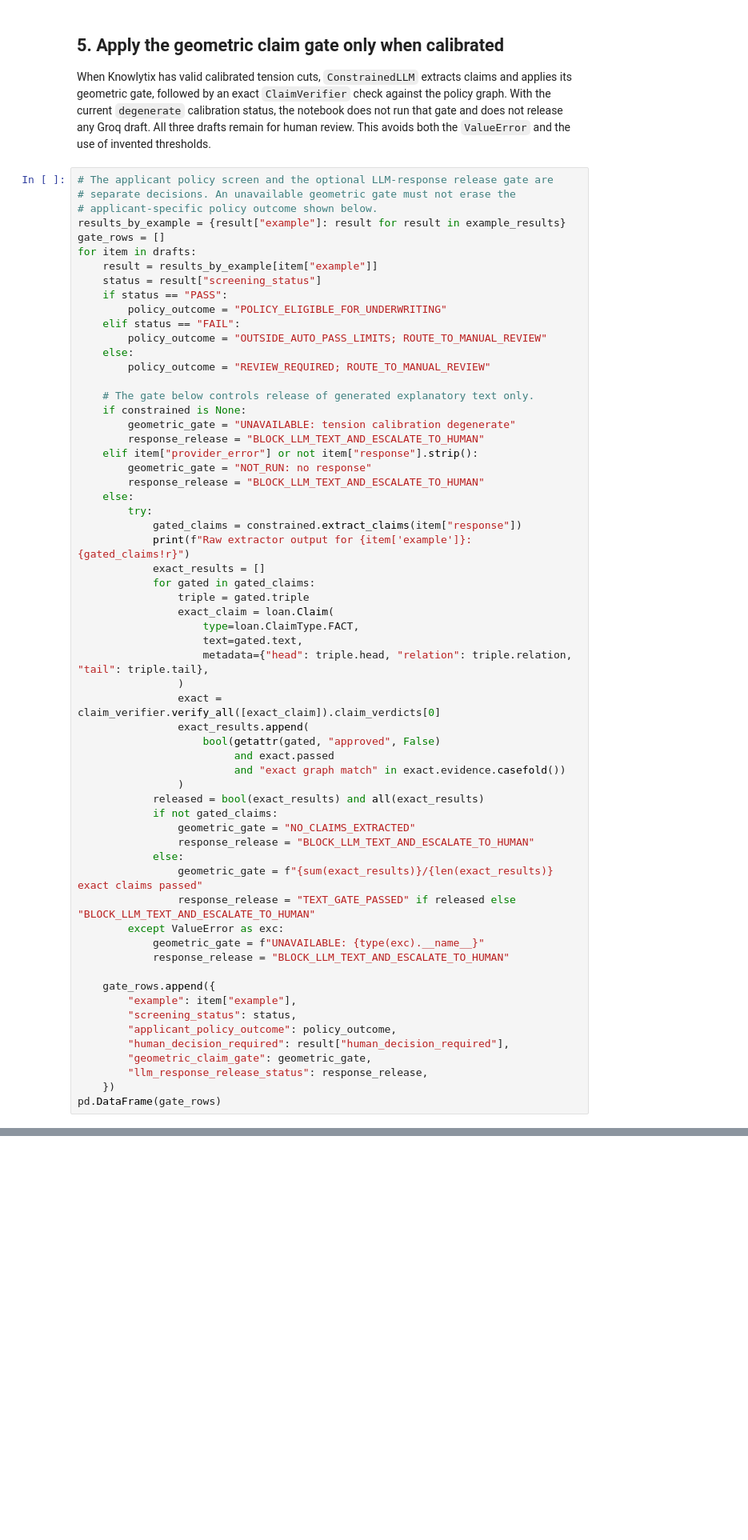
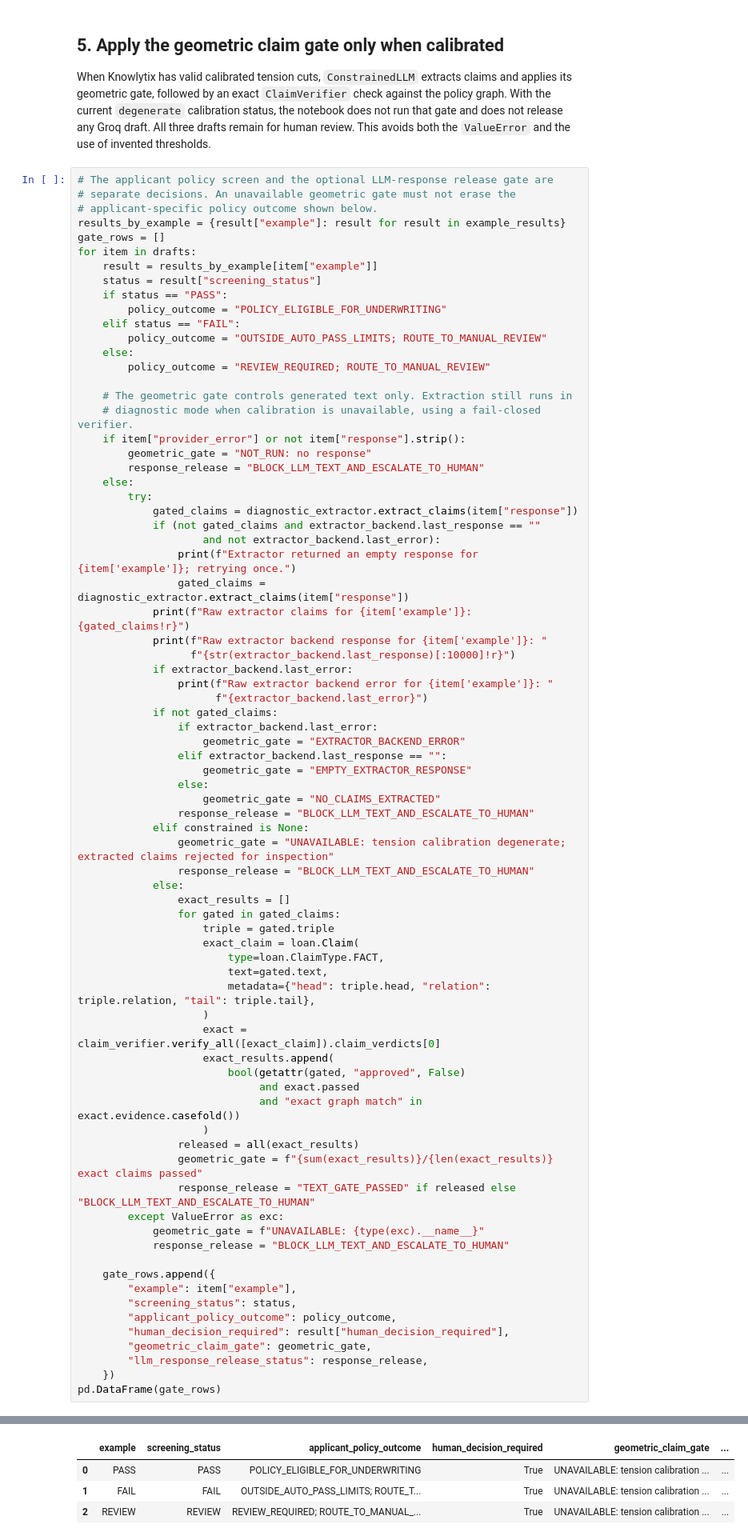
Before and after one commit to nkale882/LoanGuard-, a Jupyter notebook: notebooks/03_groq_provider_setup.ipynb, the cells around one changed output, grey strips where cells are left out. Shown at 80% size. Saved outputs shown, nothing was run; the diff lists cells and outputs as text; blank space fills up the shorter version.

Commit message:
Update LoanGuard governance and audit trail

```diff
--- a/notebooks/03_groq_provider_setup.ipynb
+++ b/notebooks/03_groq_provider_setup.ipynb
@@ -260,36 +343,51 @@ for item in drafts:
     else:
         policy_outcome = "REVIEW_REQUIRED; ROUTE_TO_MANUAL_REVIEW"
 
-    # The gate below controls release of generated explanatory text only.
-    if constrained is None:
-        geometric_gate = "UNAVAILABLE: tension calibration degenerate"
-        response_release = "BLOCK_LLM_TEXT_AND_ESCALATE_TO_HUMAN"
-    elif item["provider_error"] or not item["response"].strip():
+    # The geometric gate controls generated text only. Extraction still runs in
+    # diagnostic mode when calibration is unavailable, using a fail-closed verifier.
+    if item["provider_error"] or not item["response"].strip():
         geometric_gate = "NOT_RUN: no response"
         response_release = "BLOCK_LLM_TEXT_AND_ESCALATE_TO_HUMAN"
     else:
         try:
-            gated_claims = constrained.extract_claims(item["response"])
-            print(f"Raw extractor output for {item['example']}: {gated_claims!r}")
-            exact_results = []
-            for gated in gated_claims:
-                triple = gated.triple
-                exact_claim = loan.Claim(
-                    type=loan.ClaimType.FACT,
-                    text=gated.text,
-                    metadata={"head": triple.head, "relation": triple.relation, "tail": triple.tail},
-                )
-                exact = claim_verifier.verify_all([exact_claim]).claim_verdicts[0]
-                exact_results.append(
-                    bool(getattr(gated, "approved", False)
-                         and exact.passed
-                         and "exact graph match" in exact.evidence.casefold())
-                )
-            released = bool(exact_results) and all(exact_results)
+            gated_claims = diagnostic_extractor.extract_claims(item["response"])
+            if (not gated_claims and extractor_backend.last_response == ""
+                    and not extractor_backend.last_error):
+                print(f"Extractor returned an empty response for {item['example']}; retrying once.")
+                gated_claims = diagnostic_extractor.extract_claims(item["response"])
+            print(f"Raw extractor claims for {item['example']}: {gated_claims!r}")
+            print(f"Raw extractor backend response for {item['example']}: "
+                  f"{str(extractor_backend.last_response)[:10000]!r}")
+            if extractor_backend.last_error:
+                print(f"Raw extractor backend error for {item['example']}: "
+                      f"{extractor_backend.last_error}")
             if not gated_claims:
-                geometric_gate = "NO_CLAIMS_EXTRACTED"
+                if extractor_backend.last_error:
+                    geometric_gate = "EXTRACTOR_BACKEND_ERROR"
+                elif extractor_backend.last_response == "":
+                    geometric_gate = "EMPTY_EXTRACTOR_RESPONSE"
+                else:
+                    geometric_gate = "NO_CLAIMS_EXTRACTED"
+                response_release = "BLOCK_LLM_TEXT_AND_ESCALATE_TO_HUMAN"
+            elif constrained is None:
+                geometric_gate = "UNAVAILABLE: tension calibration degenerate; extracted claims rejected for inspection"
                 response_release = "BLOCK_LLM_TEXT_AND_ESCALATE_TO_HUMAN"
             else:
+                exact_results = []
+                for gated in gated_claims:
+                    triple = gated.triple
+                    exact_claim = loan.Claim(
+                        type=loan.ClaimType.FACT,
+                        text=gated.text,
+                        metadata={"head": triple.head, "relation": triple.relation, "tail": triple.tail},
+                    )
+                    exact = claim_verifier.verify_all([exact_claim]).claim_verdicts[0]
+                    exact_results.append(
+                        bool(getattr(gated, "approved", False)
+                             and exact.passed
+                             and "exact graph match" in exact.evidence.casefold())
+                    )
+                released = all(exact_results)
                 geometric_gate = f"{sum(exact_results)}/{len(exact_results)} exact claims passed"
                 response_release = "TEXT_GATE_PASSED" if released else "BLOCK_LLM_TEXT_AND_ESCALATE_TO_HUMAN"
         except ValueError as exc:
@@ -305,3 +403,4 @@ for item in drafts:
         "llm_response_release_status": response_release,
     })
 pd.DataFrame(gate_rows)
+# %% [output]
@@ -308,3 +413,7 @@ pd.DataFrame(gate_rows)
+|  | example | screening_status | applicant_policy_outcome | human_decision_required | geometric_claim_gate | ... |
+| 0 | PASS | PASS | POLICY_ELIGIBLE_FOR_UNDERWRITING | True | UNAVAILABLE: tension calibration ... | ... |
+| 1 | FAIL | FAIL | OUTSIDE_AUTO_PASS_LIMITS; ROUTE_T... | True | UNAVAILABLE: tension calibration ... | ... |
+| 2 | REVIEW | REVIEW | REVIEW_REQUIRED; ROUTE_TO_MANUAL_... | True | UNAVAILABLE: tension calibration ... | ... |
 # %% [markdown]
 ## Interpretation
 
```
Also changed, not shown: parts of 4 cells of this notebook, 5 other files.
